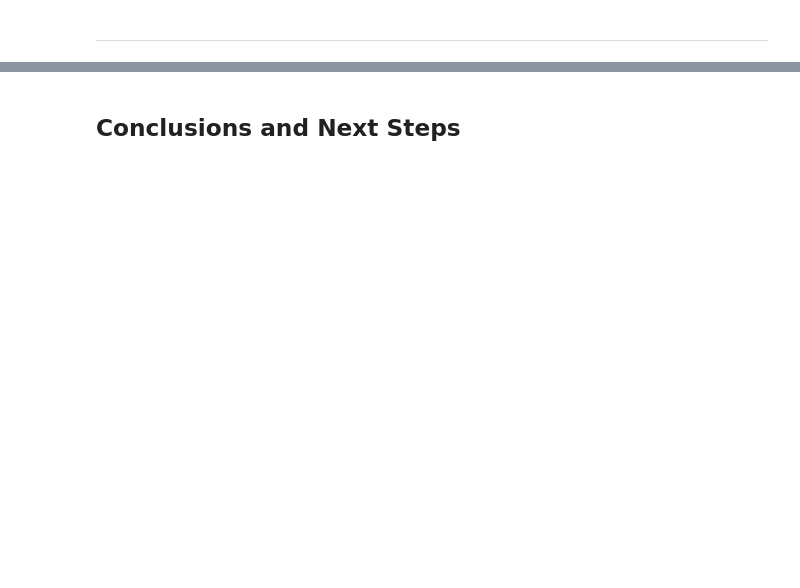
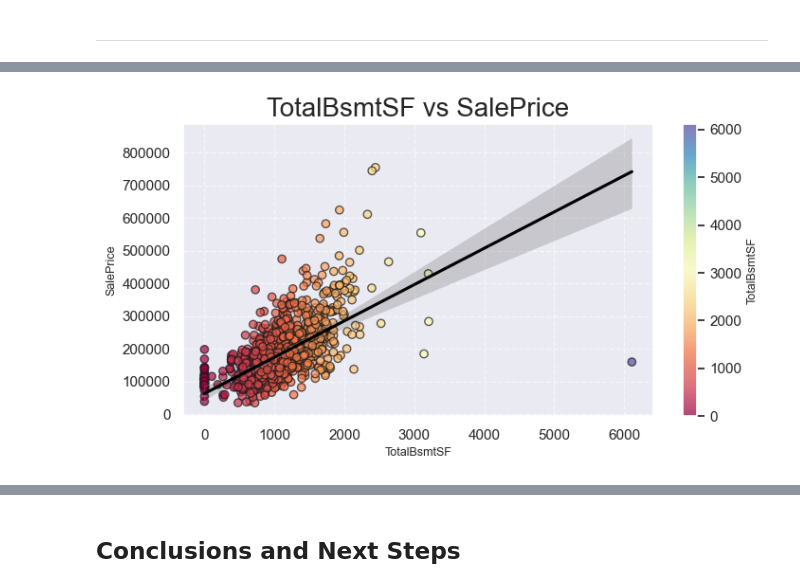
Before and after one commit to NatashaRy/house-price-predictor, a Jupyter notebook: jupyter_notebooks/03-CorrelationStudy.ipynb, the cells around one changed output, grey strips where cells are left out. Drawn from its saved outputs; the diff is of its cells as text; code cells hidden in the pictures; blank space fills up the shorter version.

```diff
--- a/jupyter_notebooks/03-CorrelationStudy.ipynb
+++ b/jupyter_notebooks/03-CorrelationStudy.ipynb
@@ -308,16 +450,17 @@ We create three types of visualizations, which help us answer **Business Require
 
 The function `create_visualizations` automates the process of visualization by iterating through all variables in `vars_to_study` and selecting the appropriate visualization based on the variable type.
 # %%
+# Set theme
 sns.set_style('darkgrid')
 
 # Time variables
 time = ['YearBuilt', 'YearRemodAdd']
 
+# Function to create linear regression plots for continuous variables.
 def plot_lm(df, col, target_var):
-    """
-    Function to create linear regression plots for continuous variables using the Spectral palette.
-    """
-    plt.figure(figsize=(10, 6))
+    plt.figure(figsize=(8, 4))
+
+    # Scatter plot
     scatter = plt.scatter(
         x=df[col],
         y=df[target_var],
@@ -326,6 +469,8 @@ def plot_lm(df, col, target_var):
         alpha=0.7,
         edgecolor='k'
     )
+
+    # Regression line
     sns.regplot(
         data=df,
         x=col,
@@ -334,69 +479,92 @@ def plot_lm(df, col, target_var):
         line_kws={'color': 'black'}
     )
 
+    # Colors
     cbar = plt.colorbar(scatter)
-    cbar.set_label(f"{col}", fontsize=12)
+    cbar.set_label(f"{col}", fontsize=9)
 
-    plt.title(f"Linear Regression Plot: {col} vs {target_var}", fontsize=14)
-    plt.xlabel(col, fontsize=8)
-    plt.ylabel(target_var, fontsize=8)
+    # Title and labels
+    plt.title(f"{col} vs {target_var}", fontsize=20)
+    plt.xlabel(col, fontsize=9)
+    plt.ylabel(target_var, fontsize=9)
     plt.grid(True, linestyle='--', alpha=0.6)
+
+    # Save plot figure
     plt.savefig(f'docs/plots/lm_plot_price_by_{col}.png', bbox_inches='tight')
+
+    # Show plot
     plt.show()
 
+# Function to create box plots for categorical variables.
 def plot_box(df, col, target_var):
-    """
-    Function to create box plots for categorical variables.
-    Dynamically adjusts the palette based on the number of categories.
-    """
+
+    # Count unique categories
     num_categories = len(df[col].unique())
     palette = sns.color_palette("Spectral", n_colors=num_categories)
 
-    plt.figure(figsize=(10, 4))
+    # Create box plot
+    plt.figure(figsize=(8, 4))
     sns.boxplot(
         data=df,
         x=col,
         y=target_var,
         palette=palette
     )
-    plt.title(f"{col}", fontsize=12)
-    plt.xlabel(col, fontsize=8)
-    plt.ylabel(target_var, fontsize=8)
+
+    # Title and labels
+    plt.title(f"{col}", fontsize=20)
+    plt.xlabel(col, fontsize=9)
+    plt.ylabel(target_var, fontsize=9)
+
+    # Save plot figure
     plt.savefig(f'docs/plots/box_plot_price_by_{col}.png', bbox_inches='tight')
+
+    # Show plot
     plt.show()
 
+# Function to create line plots for time variables.
 def plot_line(df, col, target_var):
-    """
-    Function to create line plots for time variables.
-    """
-    plt.figure(figsize=(10, 4))
+
+    # Create line plot
+    plt.figure(figsize=(8, 4))
     sns.lineplot(
         data=df,
         x=col,
         y=target_var,
         color=sns.color_palette("Spectral")[1]
     )
-    plt.title(f"{col}", fontsize=12)
-    plt.xlabel(col, fontsize=8)
-    plt.ylabel(target_var, fontsize=8)
+
+    # Title and labels
+    plt.title(f"{col}", fontsize=20)
+    plt.xlabel(col, fontsize=9)
+    plt.ylabel(target_var, fontsize=9)
+
+    # Save plot figure
     plt.savefig(f'docs/plots/line_plot_price_by_{col}.png', bbox_inches='tight')
+
+    # Show plot
     plt.show()
 
-# Loop for visualizations
+# Loop for appropriate visualizations based on variable types
 def create_visualizations(df, vars_to_study, target_var):
-    """
-    Loop through variables and create appropriate visualizations.
-    """
+
+    # Loop through variables
     for col in vars_to_study:
-        if len(df[col].unique()) <= 10:  # Categorical variables
+
+        # Check if the variable is categorical, time, or continuous
+        if len(df[col].unique()) <= 10:
             plot_box(df, col, target_var)
             print(f"*** Boxplot created for {col}\n\n")
+
         elif col in time:  # Time variables
             plot_line(df, col, target_var)
             print(f"*** Line plot created for {col}\n\n")
+
         else:  # Continuous variables
             plot_lm(df, col, target_var)
             print(f"*** Linear regression plot created for {col}\n\n")
 
 # Call the function to create visualizations
 create_visualizations(df_eda, vars_to_study, 'SalePrice')
+# %% [output]
+[figure, added]
```
Also changed, not shown: parts of 80 cells of this notebook, 21 other files.
